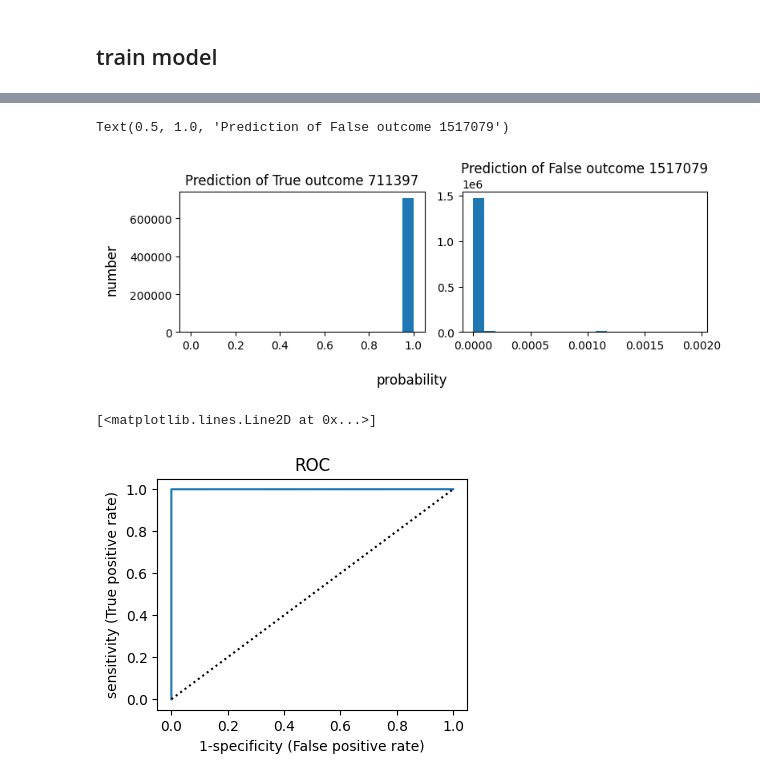
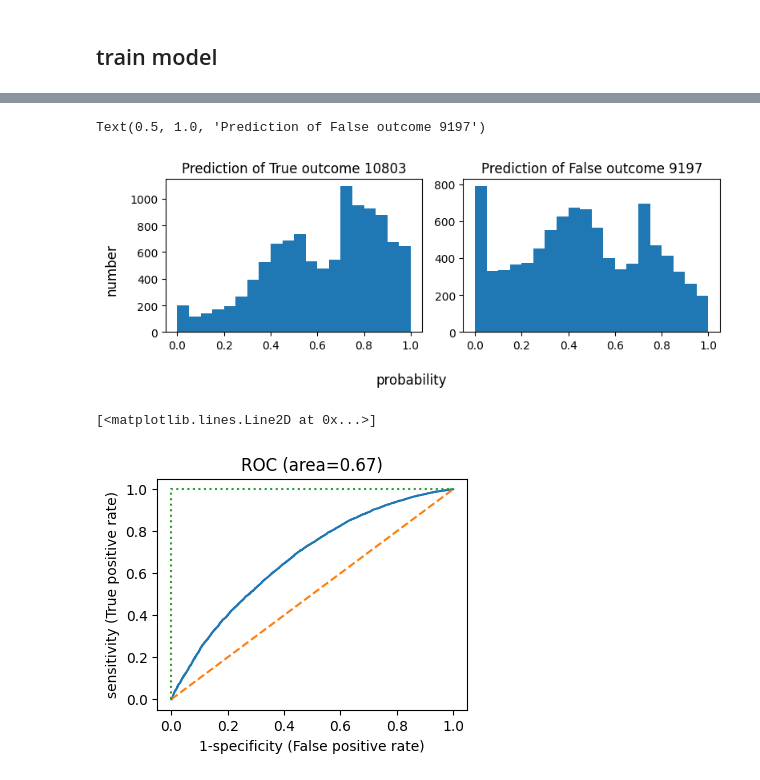
Before and after one commit to Tiezhengyuan/ml_epitope, a Jupyter notebook: amino_acid/ANN.ipynb, the cells around one changed output, grey strips where cells are left out. Drawn from its saved outputs; the diff is of its cells as text; code cells hidden in the pictures.

```diff
--- a/amino_acid/ANN.ipynb
+++ b/amino_acid/ANN.ipynb
@@ -33,6 +33,7 @@ df = pd.read_csv(infile, sep='\t', header=0, index_col=None)
 # df = df.iloc[:8_000_000,:]
 # shuffle rows
 df = df.sample(frac=1)
+df['label'] = df['label'].map({'epitope':1, 'other': 0})
 df.head()
 # %% [output]
 |  | hydrophobicity_ph7 | hydrophobicity | polarity | polarizability | ven_der_waals_volume | A | R | ... |
@@ -98,9 +101,15 @@ num_features = int(X.shape[-1])
 # outccome is binary
 model = tf.keras.Sequential([
     Input(shape=(num_features,)),
-    Dense(128, activation='relu'),
+    Dense(1024, activation='relu'),
+    Dropout(0.2),
+    Dense(4096, activation='relu'),
+    Dropout(0.2),
+    Dense(4096, activation='relu'),
+    Dropout(0.2),
+    Dense(1024, activation='relu'),
     Dropout(0.3),
-    Dense(48, activation='relu'),
+    Dense(96, activation='relu'),
     Dropout(0.3),
     Dense(1, activation='sigmoid'),
 ])
@@ -128,8 +141,8 @@ Model: "sequential_19"
 optim = tf.keras.optimizers.Adam(learning_rate=0.001)
 model.compile(loss='binary_crossentropy', optimizer=optim, metrics=['accuracy', 'precision', 'recall', 'auc', 'mse'])
 
-epochs = 10
-history= model.fit(X_train, y_train, validation_data=(X_validate, y_validate), epochs=epochs, verbose=True)
+epochs = 50
+history= model.fit(X_train, y_train, validation_data=(X_validate, y_validate), epochs=epochs, verbose=False)
 
 res = pd.DataFrame(history.history)
 print(res.head(3))
@@ -207,20 +224,23 @@ ax[0].set_title(f'Prediction of True outcome {len(t)}')
 ax[1].hist(f, label='False', bins=20)
 ax[1].set_title(f'Prediction of False outcome {len(f)}')
 # %% [output]
-Text(0.5, 1.0, 'Prediction of False outcome 1517079')
+Text(0.5, 1.0, 'Prediction of False outcome 9197')
-[figure, old version]
+[figure, new version]
 # %%
 # ROC curve only for binary classfication
-from sklearn.metrics import roc_curve
+from sklearn.metrics import roc_curve, auc
 # FPR, false positive rate, 1- specificity, typ I error
 # TPR, true positive rate, sensitivity, power
 fpr, tpr, thresholds = roc_curve(y_test, pred_test)
+roc_auc = auc(fpr, tpr)
+
 fig, ax = plt.subplots(1, figsize=(4,3))
 ax.plot(fpr, tpr)
 ax.set_xlabel('1-specificity (False positive rate)')
 ax.set_ylabel('sensitivity (True positive rate)')
-ax.set_title('ROC')
-ax.plot([0, 1], [0, 1], 'k:')
+plt.title(f'ROC (area={roc_auc:.2f})')
+ax.plot([0,1], [0,1], '--')
+ax.plot([0,0,1], [0,1,1], ':')
 # %% [output]
 [<matplotlib.lines.Line2D at 0x...>]
-[figure, old version]
+[figure, new version]
```
Also changed, not shown: parts of 10 cells of this notebook, 1 other file.
